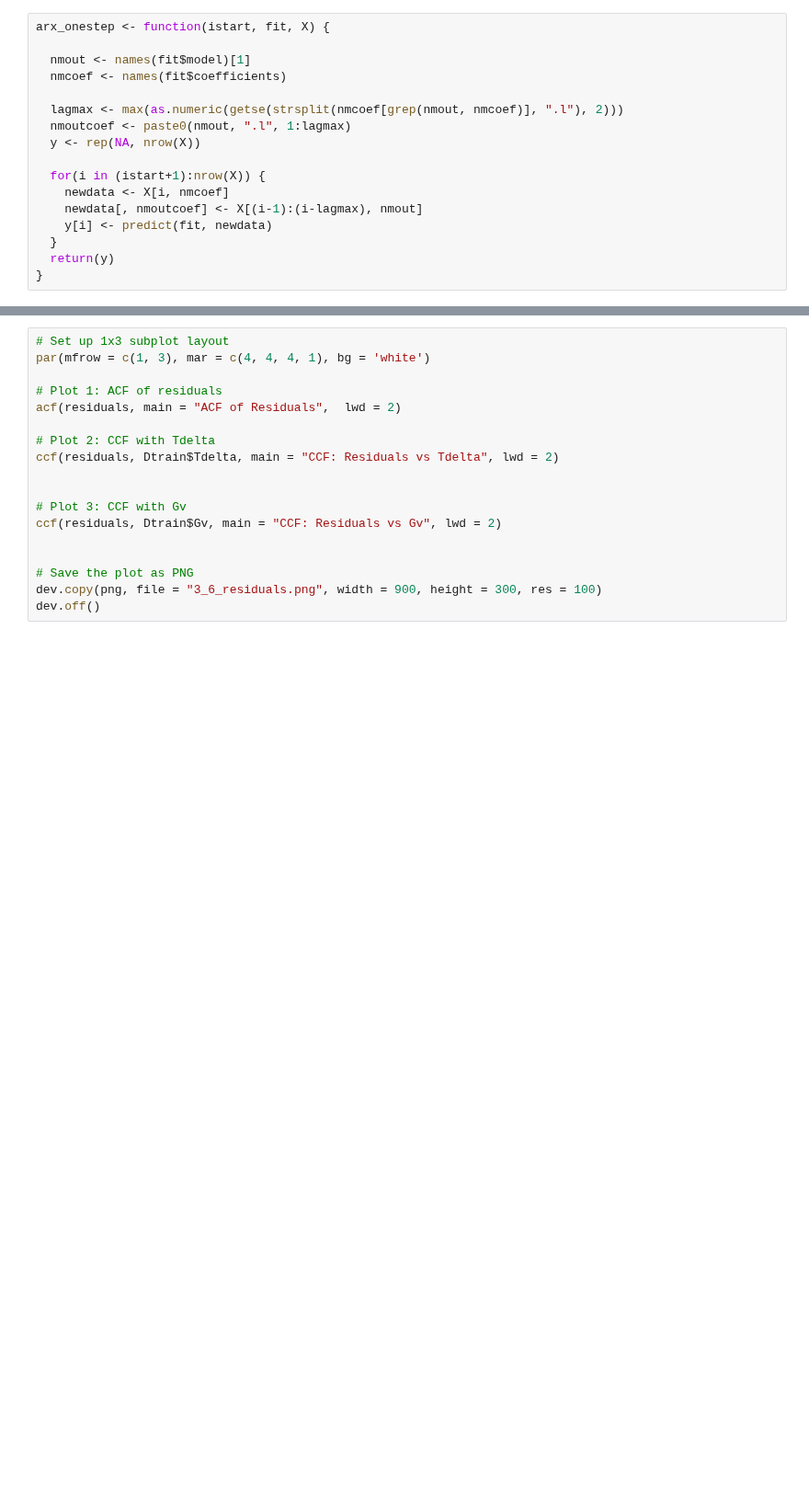
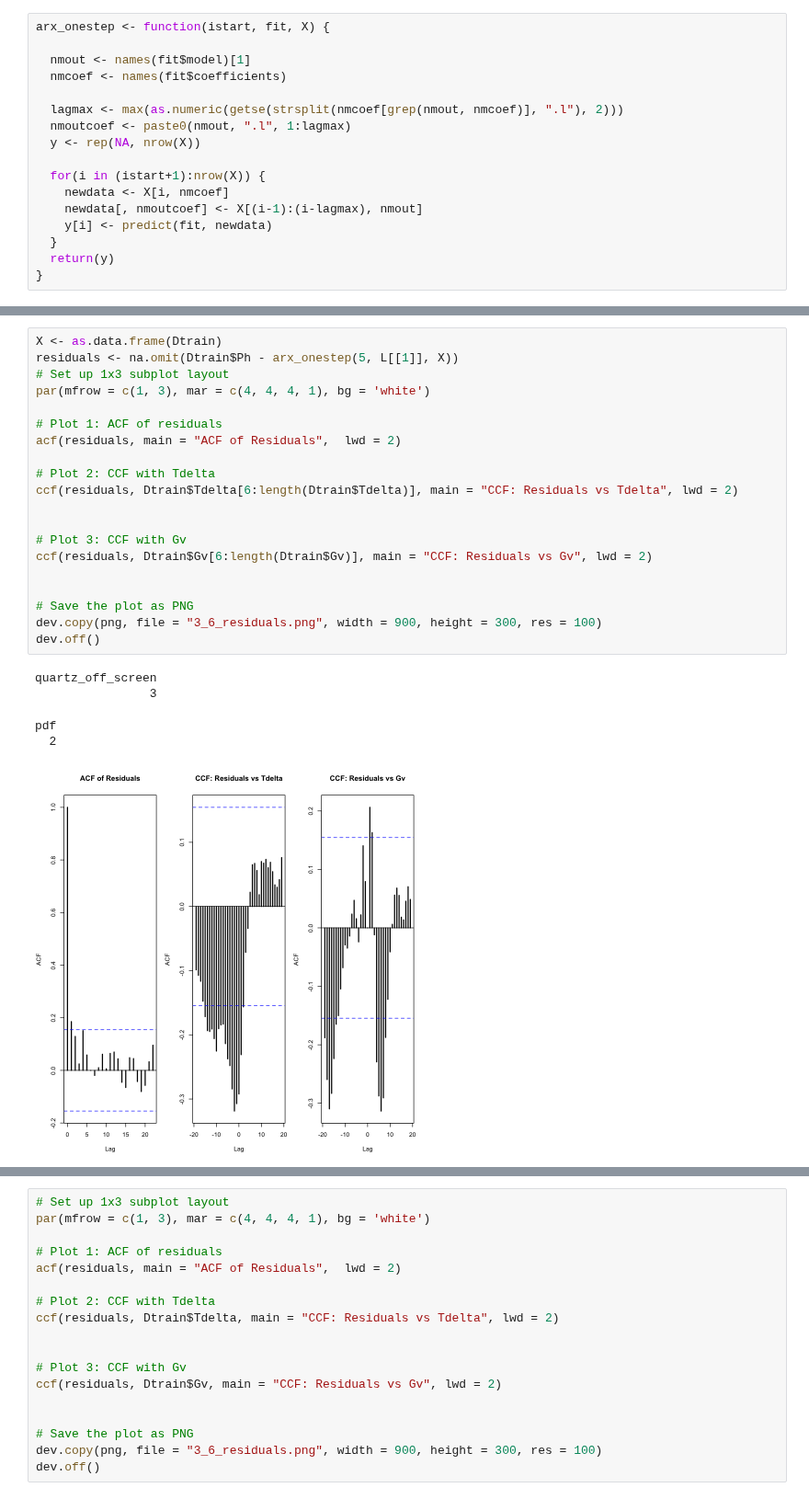
Before and after one commit to mathilderask/TimeSeriesAnalysis, a Jupyter notebook: Assig3/opg_3_nik.ipynb, the cells around one changed output, grey strips where cells are left out. Shown at 92% size. Saved outputs shown, nothing was run; the diff lists cells and outputs as text; blank space fills up the shorter version.

```diff
--- a/Assig3/opg_3_nik.ipynb
+++ b/Assig3/opg_3_nik.ipynb
@@ -71 +77,27 @@ arx_onestep <- function(istart, fit, X) {
+# %%
+X <- as.data.frame(Dtrain)
+residuals <- na.omit(Dtrain$Ph - arx_onestep(5, L[[1]], X))
+# Set up 1x3 subplot layout
+par(mfrow = c(1, 3), mar = c(4, 4, 4, 1), bg = 'white')
+
+# Plot 1: ACF of residuals
+acf(residuals, main = "ACF of Residuals",  lwd = 2)
+
+# Plot 2: CCF with Tdelta
+ccf(residuals, Dtrain$Tdelta[6:length(Dtrain$Tdelta)], main = "CCF: Residuals vs Tdelta", lwd = 2)
+
+
+# Plot 3: CCF with Gv
+ccf(residuals, Dtrain$Gv[6:length(Dtrain$Gv)], main = "CCF: Residuals vs Gv", lwd = 2)
+
+
+# Save the plot as PNG
+dev.copy(png, file = "3_6_residuals.png", width = 900, height = 300, res = 100)
+dev.off()
+# %% [output]
+quartz_off_screen
+                3
+pdf
+  2
+[figure, added]
 # %%
```
Also changed, not shown: parts of 2 cells of this notebook, 1 other file.
